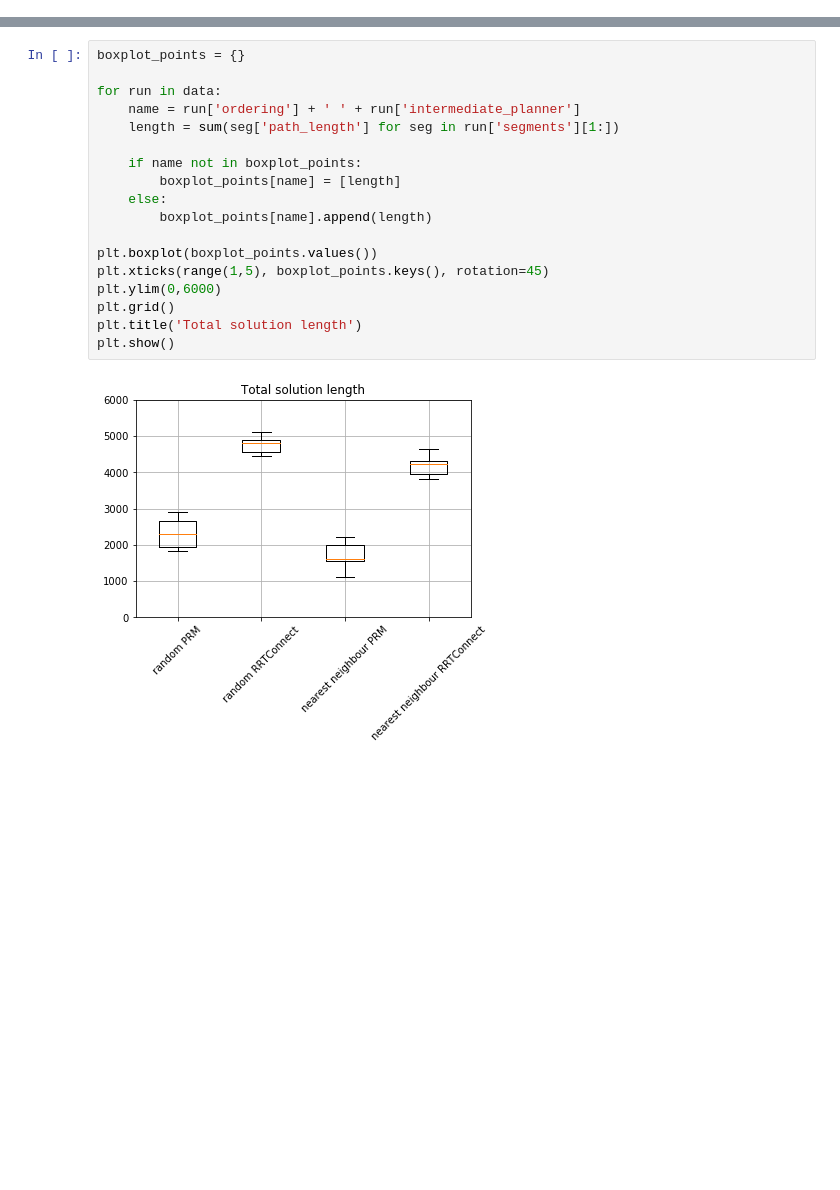
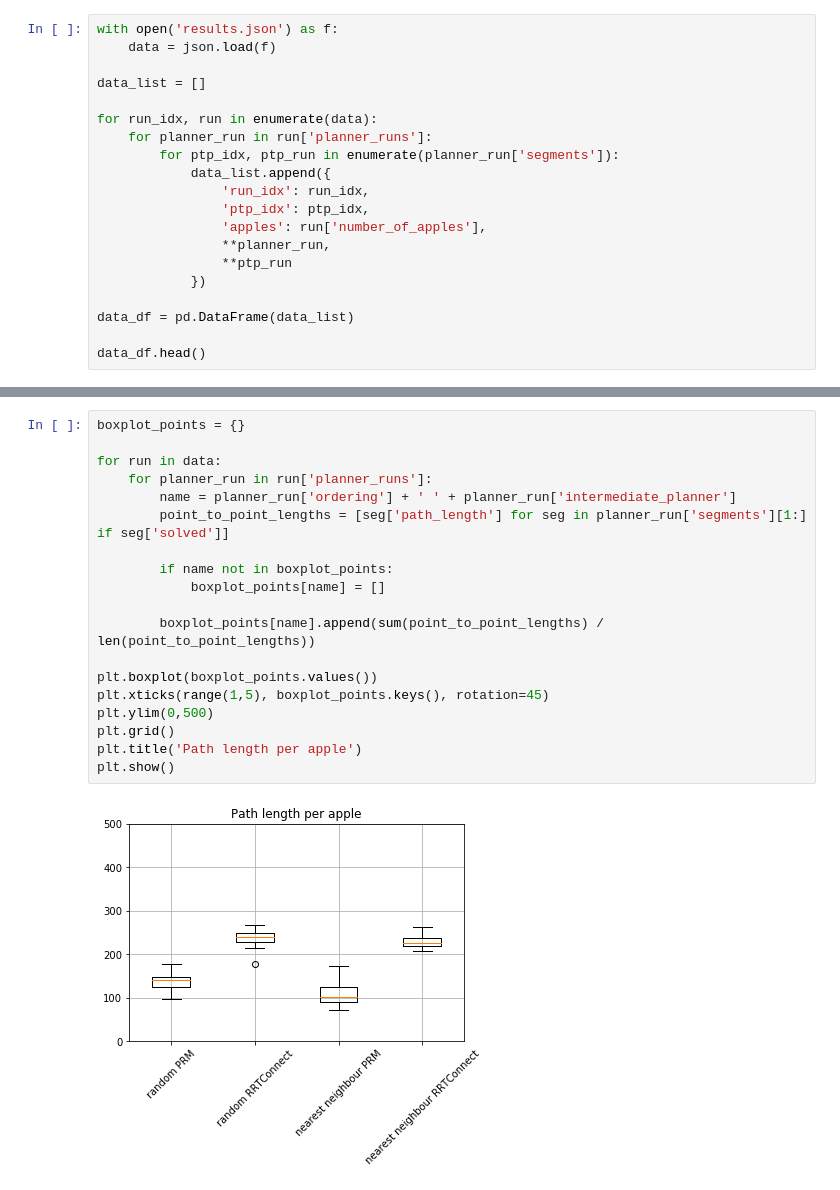
Before and after one commit to werner291/Multigoal-Orchard-Drone-Planning-Library, a Jupyter notebook: analysis/Performance Analysis.ipynb, the cells around one changed output, grey strips where cells are left out. Cells and saved outputs as stored; diff of their text form; blank space fills up the shorter version.

Commit message:
Lowered planning times, worked on more metrics and graphs.

```diff
--- a/analysis/Performance Analysis.ipynb
+++ b/analysis/Performance Analysis.ipynb
@@ -7,0 +6,20 @@ with open('results.json') as f:
+# %%
+with open('results.json') as f:
+    data = json.load(f)
+
+data_list = []
+
+for run_idx, run in enumerate(data):
+    for planner_run in run['planner_runs']:
+        for ptp_idx, ptp_run in enumerate(planner_run['segments']):
+            data_list.append({
+                'run_idx': run_idx,
+                'ptp_idx': ptp_idx,
+                'apples': run['number_of_apples'],
+                **planner_run,
+                **ptp_run
+            })
+
+data_df = pd.DataFrame(data_list)
+
+data_df.head()
@@ -8,20 +37,21 @@ with open('results.json') as f:
 # %%
 boxplot_points = {}
 
 for run in data:
-    name = run['ordering'] + ' ' + run['intermediate_planner']
-    length = sum(seg['path_length'] for seg in run['segments'][1:])
+    for planner_run in run['planner_runs']:
+        name = planner_run['ordering'] + ' ' + planner_run['intermediate_planner']
+        point_to_point_lengths = [seg['path_length'] for seg in planner_run['segments'][1:] if seg['solved']]
 
-    if name not in boxplot_points:
-        boxplot_points[name] = [length]
-    else:
-        boxplot_points[name].append(length)
+        if name not in boxplot_points:
+            boxplot_points[name] = []
+
+        boxplot_points[name].append(sum(point_to_point_lengths) / len(point_to_point_lengths))
 
 plt.boxplot(boxplot_points.values())
 plt.xticks(range(1,5), boxplot_points.keys(), rotation=45)
-plt.ylim(0,6000)
+plt.ylim(0,500)
 plt.grid()
-plt.title('Total solution length')
+plt.title('Path length per apple')
 plt.show()
 # %% [output]
-[figure, old version]
+[figure, new version]
```
Also changed, not shown: parts of 6 cells of this notebook, 2 other files.
